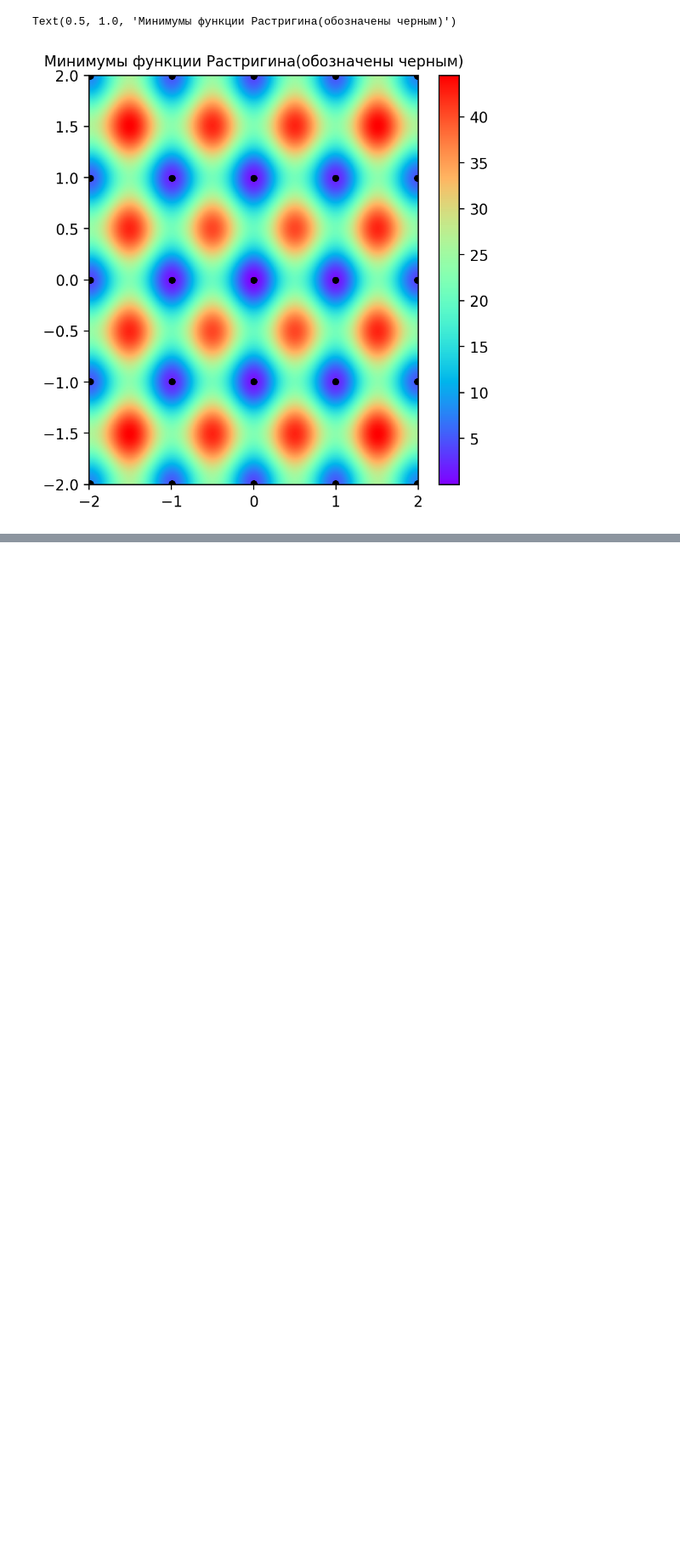
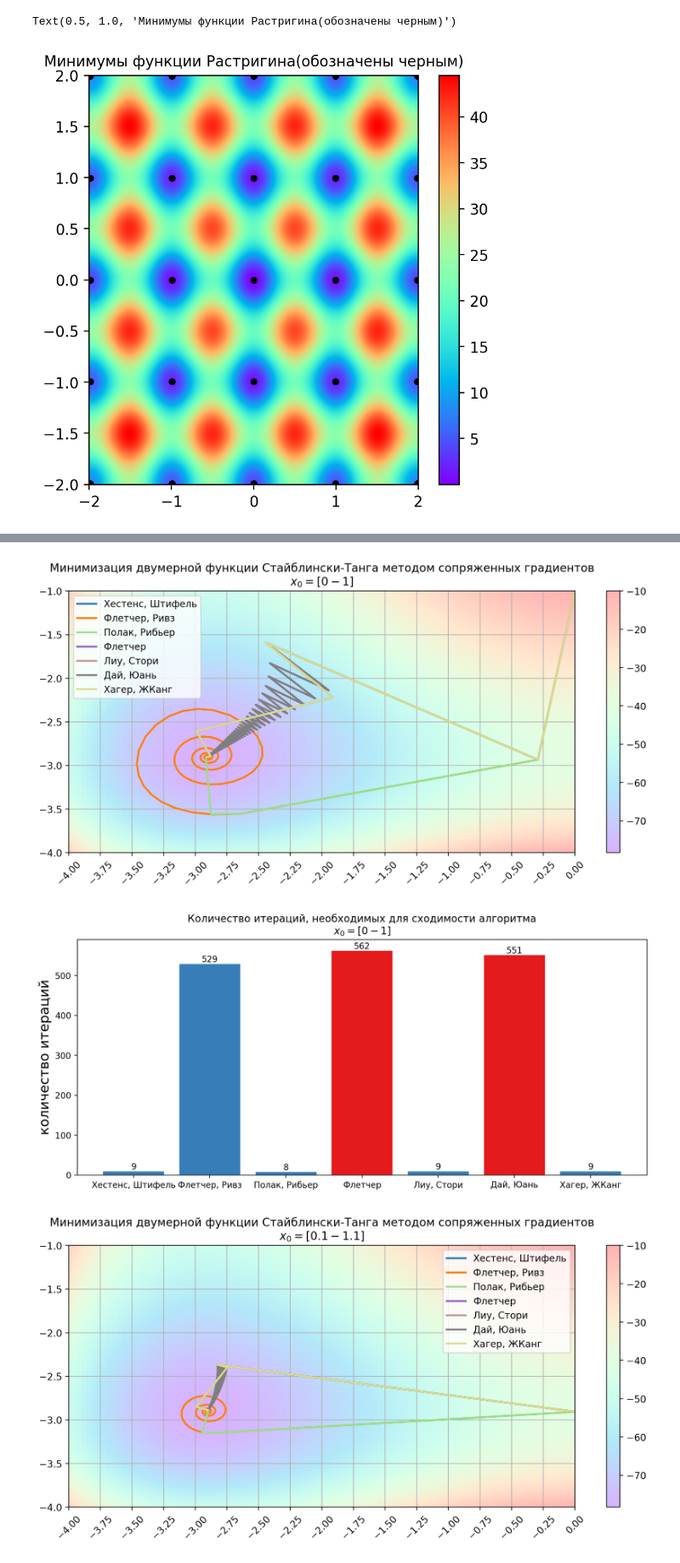
Before and after one commit to ShmakovVladimir/ComputationalMathematics, a Jupyter notebook: hw6/main.ipynb, the cells around one changed output, grey strips where cells are left out. Shown at 85% size. Drawn from its saved outputs; the diff is of its cells as text; code cells hidden in the pictures; blank space fills up the shorter version.

```diff
--- a/hw6/main.ipynb
+++ b/hw6/main.ipynb
@@ -241,0 +274,15 @@ Text(0.5, 1.0, 'Минимумы функции Растригина(обозн
+# %%
+import numpy as np
+
+Fletcher_Rievs = lambda rk, rk_prev, Sk: np.linalg.norm(rk) ** 2 / np.linalg.norm(rk_prev) ** 2
+Hestenes_Stiefel = lambda rk, rk_prev, Sk: np.dot(rk, rk - rk_prev) / np.dot(Sk, rk - rk_prev)
+Polak_Ribier = lambda rk, rk_prev, Sk: np.dot(rk, rk - rk_prev) / np.linalg.norm(rk_prev) ** 2
+Fletcher = lambda rk, rk_prev, Sk: np.linalg.norm(rk) ** 2 / np.dot(-Sk, rk_prev)
+Liu_Stei = lambda rk, rk_prev, Sk: np.dot(rk, rk - rk_prev) / np.dot(-Sk, rk_prev)
+Dai_Yuan = lambda rk, rk_prev, Sk: np.linalg.norm(rk) ** 2 / np.dot(Sk, rk - rk_prev)
+Hager_Zhang = lambda rk, rk_prev, Sk: np.dot(rk - rk_prev - 2 * Sk * (np.linalg.norm(rk - rk_prev) ** 2) / np.dot(Sk, rk - rk_prev), rk / np.dot(Sk, rk - rk_prev))
+# %%
+def f(x: np.ndarray):
+    return 0.5 * np.sum(np.power(x, 4) - 16 * np.power(x, 2) + 5 * x, axis = 0)
+def grad_f(x: np.ndarray):
+    return 2 * np.power(x, 3) - 16 * x + 2.5
@@ -241,0 +316,25 @@ Text(0.5, 1.0, 'Минимумы функции Растригина(обозн
+# %%
+phi_minimization_method = lambda func: opt.minimize_scalar(func).x
+
+Bk_callable = [Hestenes_Stiefel, Fletcher_Rievs, Polak_Ribier, Fletcher, Liu_Stei, Dai_Yuan, Hager_Zhang]
+Bk_name = ['Хестенс, Штифель', 'Флетчер, Ривз', 'Полак, Рибьер', 'Флетчер', 'Лиу, Стори', 'Дай, Юань', 'Хагер, ЖКанг']
+
+
+x_start_values = [np.array([0, -1]), np.array([0.1, -1.1]), np.array([0.1, -1]), np.array([1, -2])]
+
+for global_iteration, x_start in enumerate(x_start_values):
+    Bk_history, nice_res = [], []
+    for Bk_method, name in zip(Bk_callable, Bk_name):
+        x, history = minimize(f, grad_f, x0 = x_start, Bk = Bk_method, phi_minimization = phi_minimization_method)
+        x, history2 = minimize(f, grad_f, x0 = x, Bk = Bk_method, phi_minimization = phi_minimization_method)
+        history = np.vstack([history, history2])
+        Bk_history.append(history)
+        nice_res.append(np.allclose(x, [-2.9, -2.9], rtol = 0.05))
+    plot_curves(Bk_name, Bk_history, x_start)
+    plt.savefig(f'curves_{global_iteration}.png')
+    plot_iteration_bar(Bk_name, Bk_history, x_start, nice_res)
+    plt.savefig(f'bars_{global_iteration}.png')
+# %% [output]
+[figure, added]
+[figure, added]
+[figure, added]
```
Also changed, not shown: parts of 5 cells of this notebook, 8 other files.
